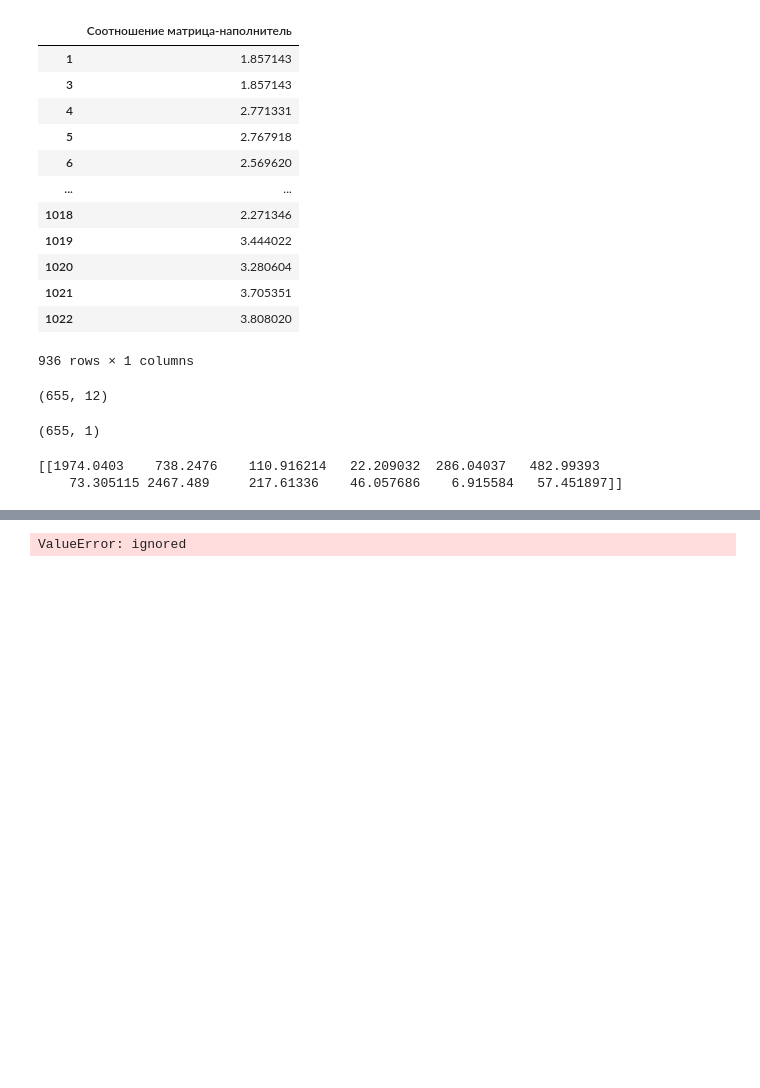
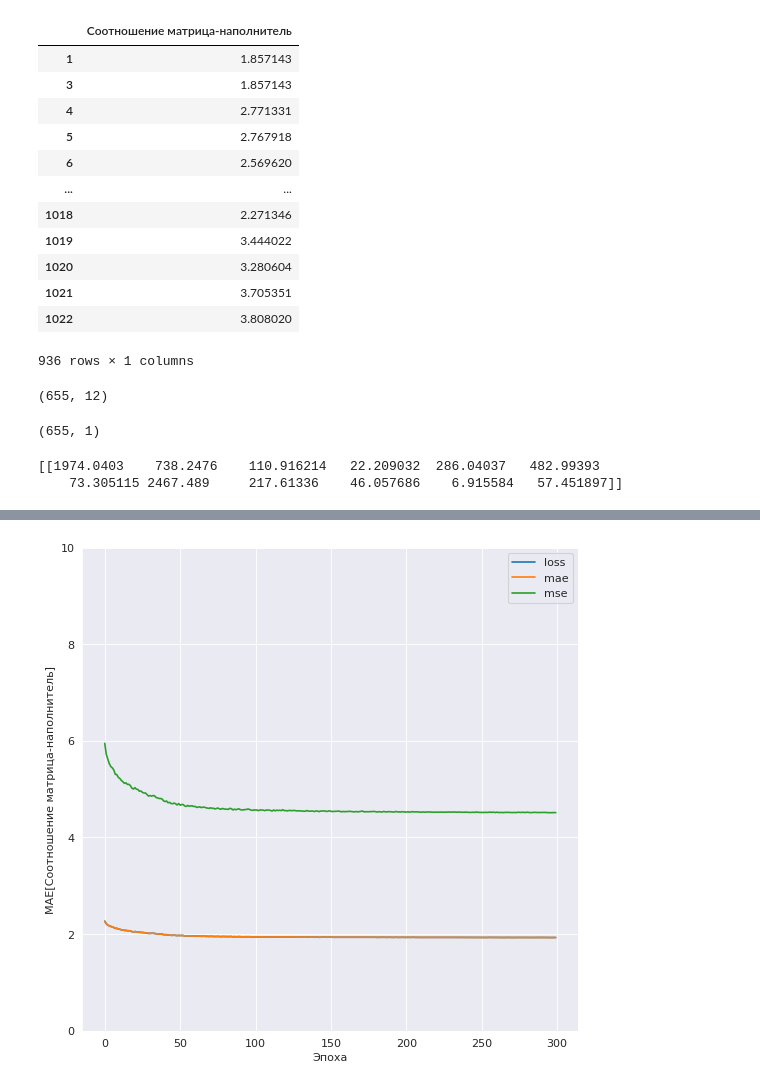
Before and after one commit to ATurchenko/ATurchenko, a Jupyter notebook: Turchenko2.ipynb, the cells around one changed output, grey strips where cells are left out. Cells and saved outputs as stored; diff of their text form; code cells hidden in the pictures; blank space fills up the shorter version.

```diff
--- a/Turchenko2.ipynb
+++ b/Turchenko2.ipynb
@@ -73,7 +73,7 @@ xbp.describe()
 | 75% | 766.500000 | 3.552660 | 2021.374375 | 961.812526 | 129.730366 | ... |
 | max | 1022.000000 | 5.591742 | 2207.773481 | 1911.536477 | 198.953207 | ... |
 # %%
-xnup = pd.read_excel('/content/X_nup.xlsx')
+xnup = pd.read_excel('/content/sample_data/X_nup.xlsx')
 xnup
 # %% [output]
 |  | Unnamed: 0 | Угол нашивки, град | Шаг нашивки | Плотность нашивки |
@@ -407,28 +407,20 @@ print(normalizer.mean.numpy())
     73.305115 2467.489     217.61336    46.057686    6.915584   57.451897]]
 # %%
 from keras.backend import dropout
-tf.keras.losses.MeanSquaredError(reduction="auto", name="mean_squared_error")
+model = models.Sequential([
 
-loss = square(y_true - y_pred)
+                           Dense(128, input_shape=(12,), activation='sigmoid'),
+                           #Input((9,)),
+                           Dropout(0.25),
+                           #tf.keras.layers.concatenate(inputs),
+                           Dense(64, activation='sigmoid'),
+                           Dropout(0.25),
+                           Dense(16, activation='sigmoid'),
+                           Dropout(0.25),
+                           Dense(4, activation='sigmoid'),
+                           Dropout(0.25),
+                           Dense(1, activation='sigmoid'),])
 
-model = models.Sequential([
-                           #Flatten(input_shape=(10,))
-                           Dense(128, input_shape=(9,), activation='relu'),
-                           #Input((9,)),
-                           Dropout(0.3),
-                           #tf.keras.layers.concatenate(inputs),
-                           Dense(64, activation='relu'),
-                           Dense(16, activation='relu'),
-                           Dropout(0.3),
-                           Dense(4, activation='relu'),
-                           Dropout(0.4),
-                           Dense(1, activation='sigmoid')
 
-                           model.compile(optimizer='Adam',
-                           loss='sparse_categorical_crossentropy',
-                           metrics=['accuracy'])
-
-]
-)
 model.summary()
 # %% [output]
@@ -447,17 +455,15 @@ metrics = [
 log_dir ="logs/fit/" + datetime.datetime.now().strftime("%Y%m%d-%H%N%S")
 tensorboard_callback = tf.keras.callbacks.TensorBoard(log_dir=log_dir, histogram_freq=1)
 
-model.compile(optimizer='adan',
+model.compile(optimizer='adam',
                #loss ='binary_crossentropy',
                loss='mae',
                metrics=['mae', 'mse'],
               )
 
 # model.compline(optimizer='rnsprop', loss='mse', metrics['mae'])
-# %% [output]
-ValueError: ignored
 # %%
-history = model.fit(x_train, y_train, epoch=20, verbose=False, callback=[tensorboard_callback])
+history = model.fit(x_train, y_train, epochs=300, verbose=False, callbacks=[tensorboard_callback])
 # %%
 def plot_loss(history):
     plt.plot(history.history['loss'],label='loss')
@@ -469,8 +475,10 @@ def plot_loss(history):
     plt.legend()
     plt.grid(True)
 # %%
-plt.figure(figsize=(8,8),dpi=90)
+plt.figure(figsize=(8,8),dpi=80)
 plot_loss(history)
+# %% [output]
+[figure, added]
 # %%
 res = model.predict(x_test)
 r2_score(y_test, np.ravel(res))
```
Also changed, not shown: parts of 10 cells of this notebook.
